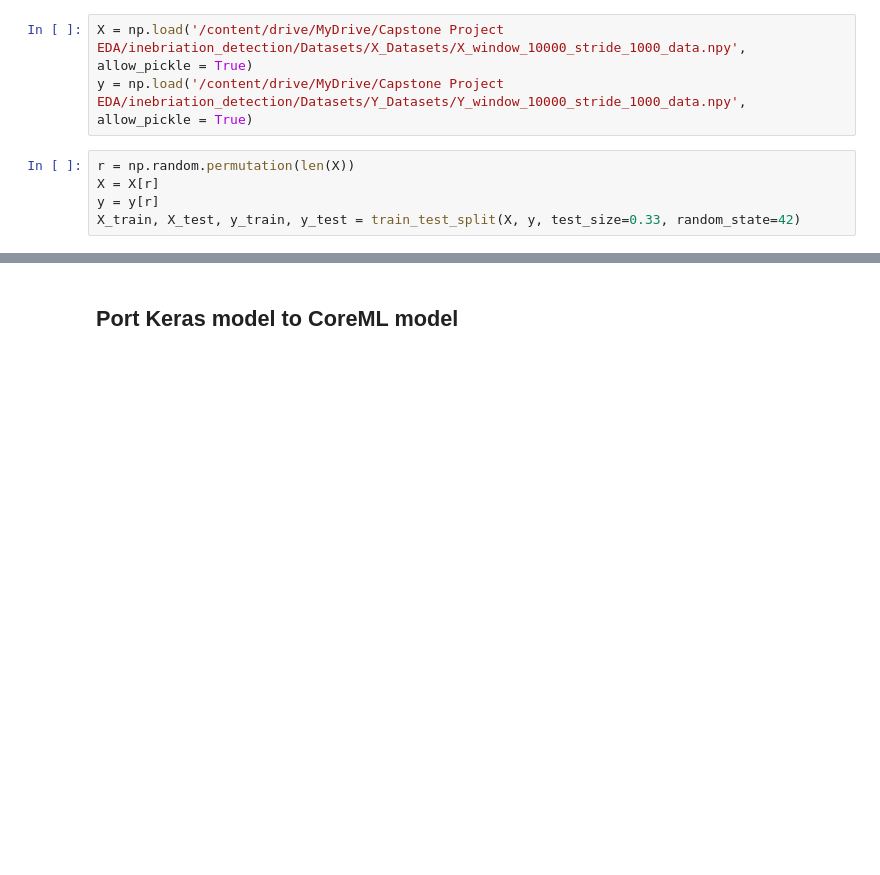
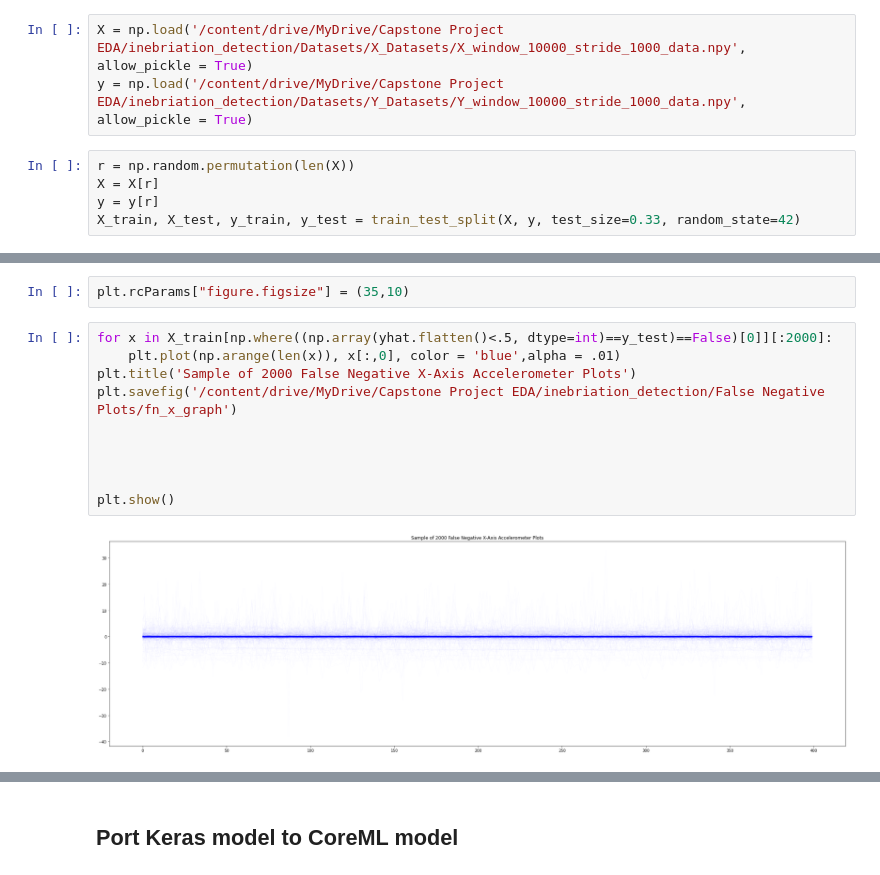
Before and after one commit to zainkhan9/inebriation_detection, a Jupyter notebook: Keras Bidirectional LSTM.ipynb, the cells around one changed output, grey strips where cells are left out. Drawn from its saved outputs; the diff is of its cells as text; blank space fills up the shorter version.

```diff
--- a/Keras Bidirectional LSTM.ipynb
+++ b/Keras Bidirectional LSTM.ipynb
@@ -280,0 +343,14 @@ array([[0.98999706, 0.01000294],
+# %%
+plt.rcParams["figure.figsize"] = (35,10)
+# %%
+for x in X_train[np.where((np.array(yhat.flatten()<.5, dtype=int)==y_test)==False)[0]][:2000]:
+    plt.plot(np.arange(len(x)), x[:,0], color = 'blue',alpha = .01)
+plt.title('Sample of 2000 False Negative X-Axis Accelerometer Plots')
+plt.savefig('/content/drive/MyDrive/Capstone Project EDA/inebriation_detection/False Negative Plots/fn_x_graph')
+
+
+
+
+plt.show()
+# %% [output]
+[figure, added]
```
Also changed, not shown: parts of 12 cells of this notebook, 1 other file.
